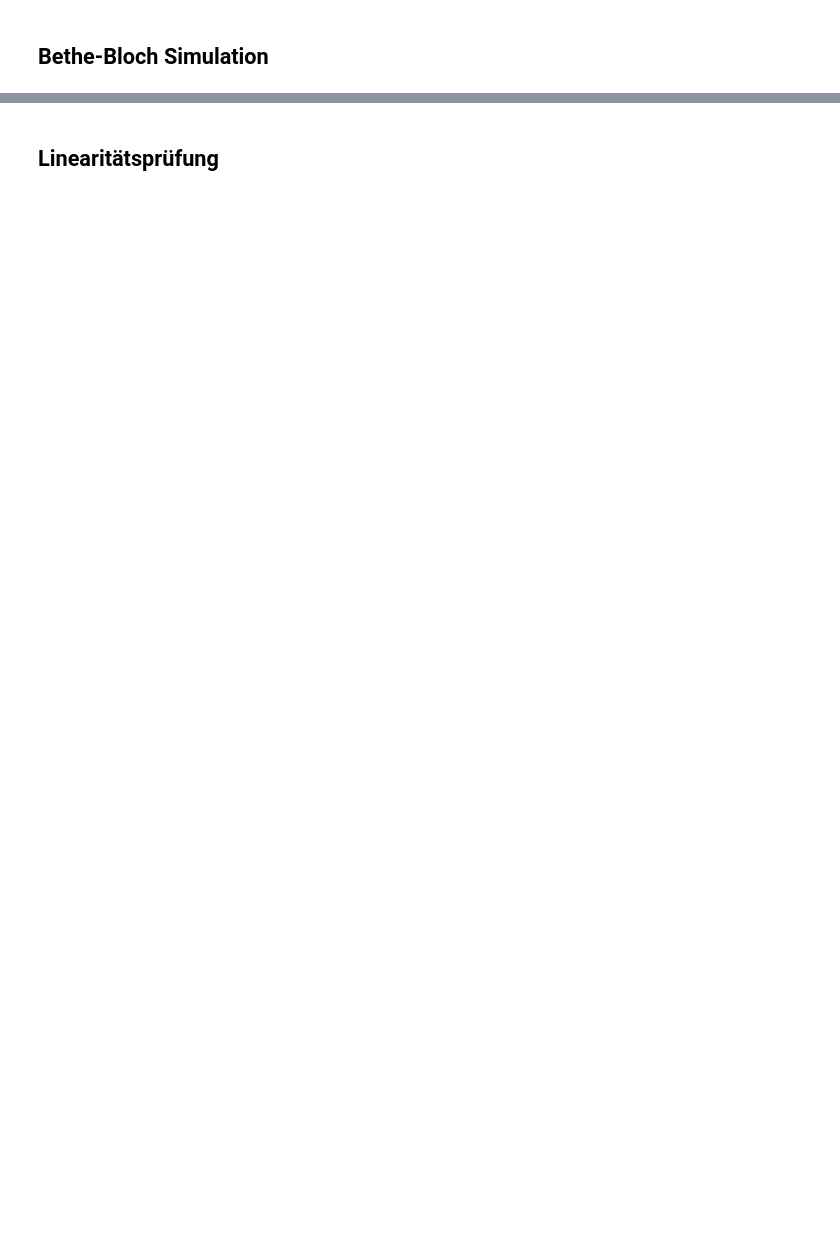
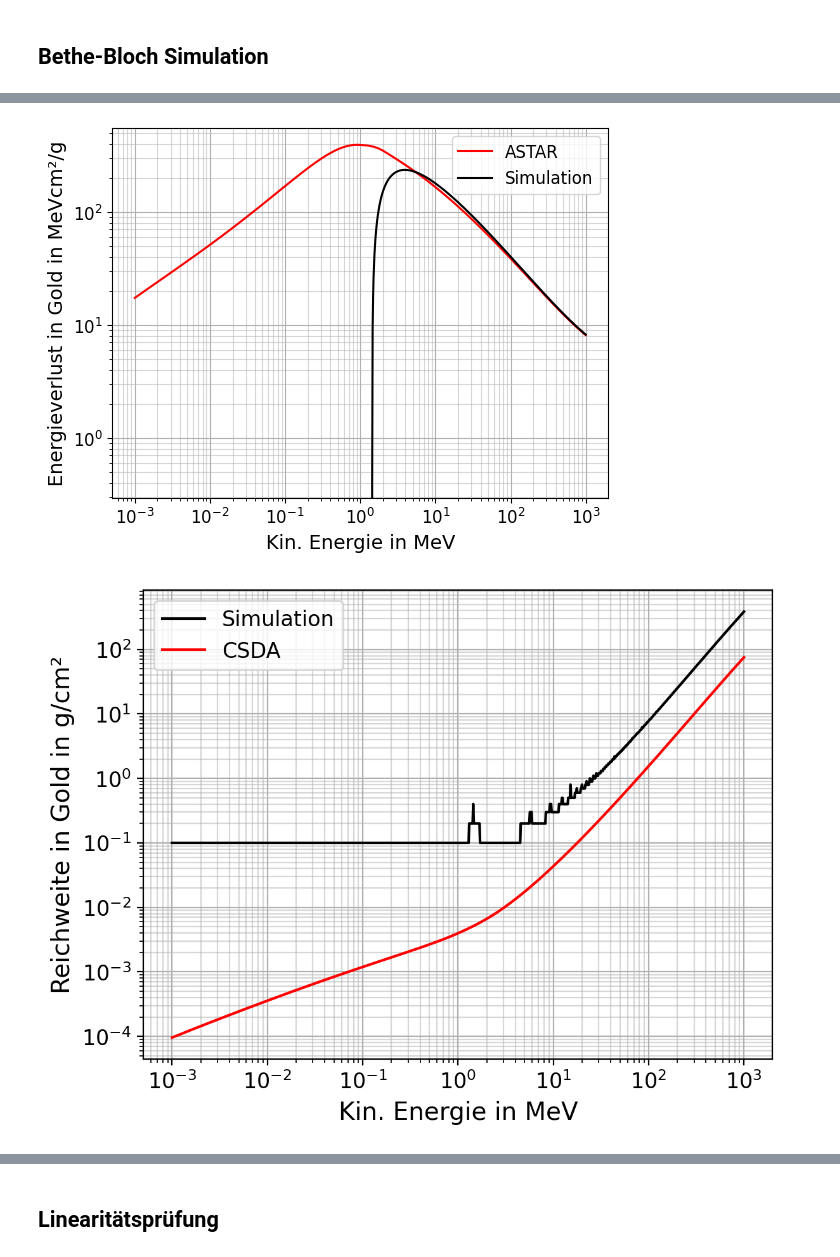
Before and after one commit to NicolasRohrbeck/fprak, a Jupyter notebook: scripts/halbleiter.ipynb, the cells around one changed output, grey strips where cells are left out. Saved outputs shown, nothing was run; the diff lists cells and outputs as text; code cells hidden in the pictures; blank space fills up the shorter version.

```diff
--- a/scripts/halbleiter.ipynb
+++ b/scripts/halbleiter.ipynb
@@ -116,0 +139,40 @@ plt.show()
+# %%
+# Gold
+
+Energy, bethe, csda = np.loadtxt(r'../Messdaten/19012026_Halbleiter/astar_au.txt', skiprows=8, unpack=True)
+
+import matplotlib.pyplot as plt
+
+plt.plot(Energy, bethe, '-r', label='ASTAR')
+plt.plot(E/1e6, dEdx, '-k', label="Simulation")
+plt.xscale('log')
+plt.yscale('log')
+plt.ylabel('Energieverlust in Gold in MeVcm²/g', fontsize=14)
+plt.xlabel('Kin. Energie in MeV', fontsize=14)
+plt.tick_params(labelsize=12)
+plt.minorticks_on()
+plt.grid(which='major')
+plt.grid(which='minor', alpha=0.5)
+plt.legend(fontsize=12)
+
+fig, ax = plt.subplots(dpi=200)
+ax.plot(E/1e6, rw, '-k', label="Simulation")
+ax.plot(Energy, csda, '-r', label='CSDA')
+
+
+ax.set_xscale('log')
+ax.set_yscale('log')
+
+ax.set_xlabel('Kin. Energie in MeV', fontsize=14)
+ax.set_ylabel('Reichweite in Gold in g/cm²', fontsize=14)
+ax.tick_params(labelsize=12)
+
+ax.minorticks_on()
+ax.grid(which='major')
+ax.grid(which='minor', alpha=0.5)
+ax.legend(fontsize=12)
+
+plt.show()
+# %% [output]
+[figure, added]
+[figure, added]
```
Also changed, not shown: parts of 9 cells of this notebook.
